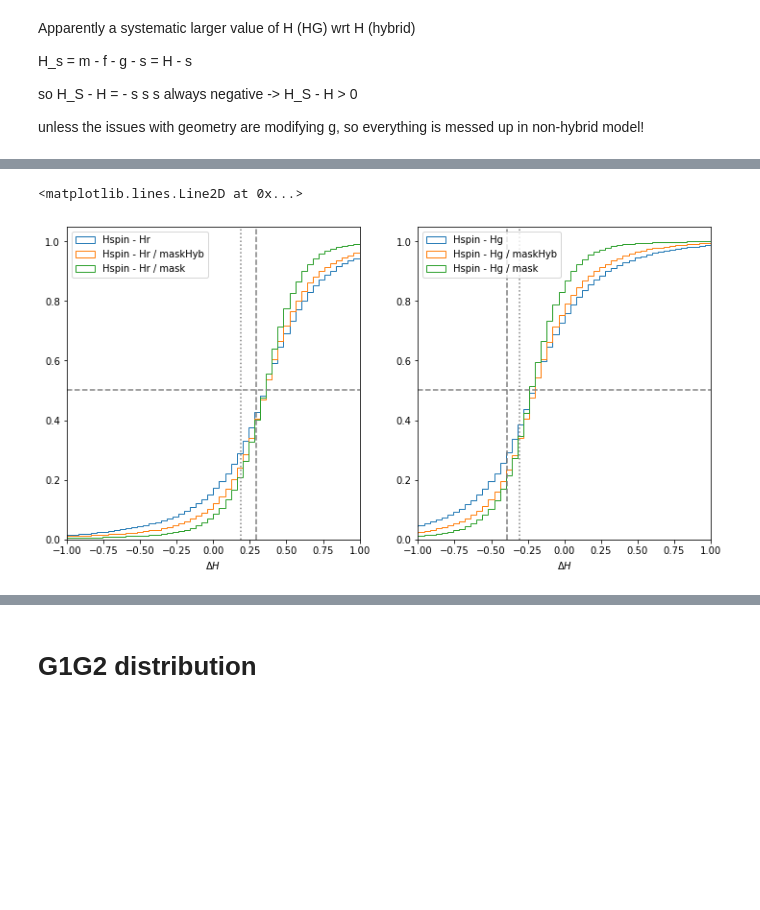
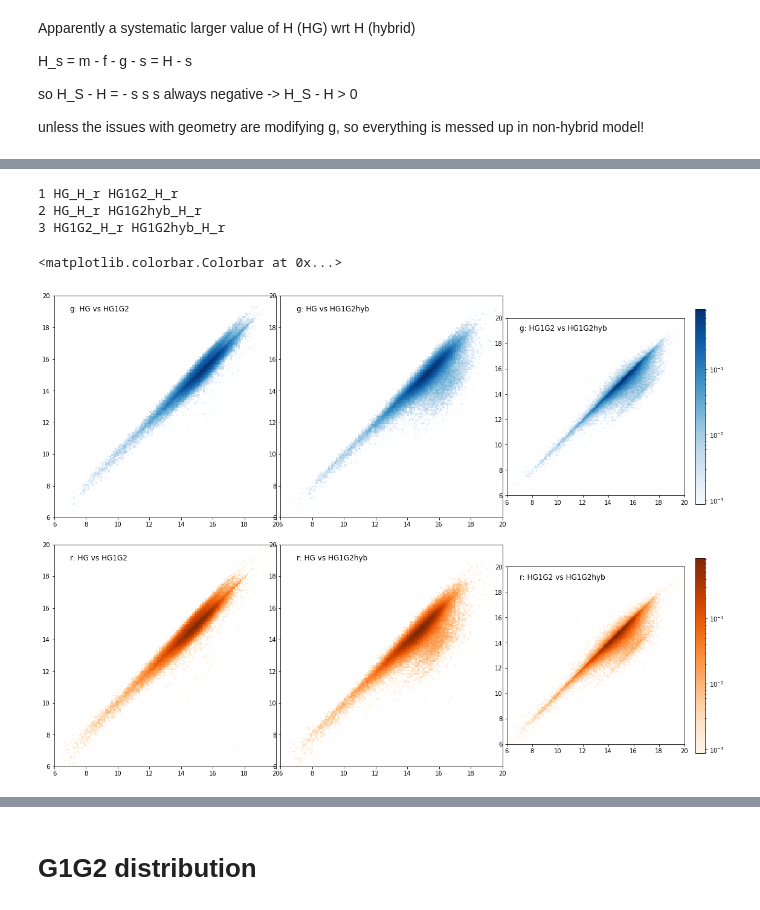
Before and after one commit to astrolabsoftware/fink-tutorials, a Jupyter notebook: sso/spins/2_compare_models.ipynb, the cells around one changed output, grey strips where cells are left out. Drawn from its saved outputs; the diff is of its cells as text; code cells hidden in the pictures; blank space fills up the shorter version.

```diff
--- a/sso/spins/2_compare_models.ipynb
+++ b/sso/spins/2_compare_models.ipynb
@@ -300,28 +346,46 @@ for a in ax:
-# %%
-# Different colors
-fig, ax = plt.subplots(1, 2, figsize=(12,6))
-
-r = [-2,2]
-b = 100
-
-ax[0].hist( data.HG1G2sp_H - data.HG1G2hyb_H_r, range=r, bins=b, density=True, cumulative=True, histtype='step', label='Hspin - Hr' )
-ax[0].hist( data.loc[maskG1G2hyb,'HG1G2sp_H'] - data.loc[maskG1G2hyb,'HG1G2hyb_H_r'], range=r, bins=b, density=True, cumulative=True, histtype='step', label='Hspin - Hr / maskHyb' )
-ax[0].hist( data.loc[mask,'HG1G2sp_H'] - data.loc[mask,'HG1G2hyb_H_r'], range=r, bins=b, density=True, cumulative=True, histtype='step', label='Hspin - Hr / mask' )
-
-ax[1].hist( data.HG1G2sp_H - data.HG1G2hyb_H_g, range=r, bins=b, density=True, cumulative=True, histtype='step', label='Hspin - Hg' )
-ax[1].hist( data.loc[maskG1G2hyb,'HG1G2sp_H'] - data.loc[maskG1G2hyb,'HG1G2hyb_H_g'], range=r, bins=b, density=True, cumulative=True, histtype='step', label='Hspin - Hg / maskHyb' )
-ax[1].hist( data.loc[mask,'HG1G2sp_H'] - data.loc[mask,'HG1G2hyb_H_g'], range=r, bins=b, density=True, cumulative=True, histtype='step', label='Hspin - Hg / mask' )
-
-for a in ax:
-    a.set_xlabel('$\Delta H$')
-    a.legend(loc='upper left')
-    a.set_xlim( -1, 1 )
-    a.axhline(0.5, color='gray', linestyle='--')
-
-ax[0].axvline( sun_color['r'], color='gray', linestyle='dotted')
-ax[0].axvline( S_color['r'], color='gray', linestyle='dashed')
-ax[1].axvline( sun_color['g'], color='gray', linestyle='dotted')
-ax[1].axvline( S_color['g'], color='gray', linestyle='dashed')
-# %% [output]
-<matplotlib.lines.Line2D at 0x...>
-[figure, removed]
+# %%
+fig, ax = plt.subplots(2, 3, figsize=(20,15), gridspec_kw={'hspace':0.02, 'wspace':0.02})
+
+hh_r = [ [0,22], [0,22] ]
+bb_r = np.array([1,1]) * 88
+xlab, ylab = 2,20
+
+hh_r = [ [6,20], [6,20] ]
+bb_r = np.array([1,1]) * (hh_r[0][1] - hh_r[0][0])*10
+xlab, ylab = 7,19
+
+models = ['HG','HG1G2','HG1G2hyb']
+for i in range(3):
+    for j in range(i+1,3):
+
+        mx = models[i]
+        my = models[j]
+        loc_f = 'r'
+        print( i+j, f'{mx}_H_{loc_f}', f'{my}_H_{loc_f}' )
+
+        # Filter g
+        x = data[f'{mx}_H_g']
+        y = data[f'{my}_H_g']
+        loc_cmap = 'Blues'
+        _ , _, _, img = ax[0,i+j-1].hist2d( x, y, range=hh_r, bins=bb_r, cmap=loc_cmap, norm='log', density=True )
+        ax[0,i+j-1].text( xlab, ylab, f'g: {mx} vs {my}', fontsize='large' )
+
+        # Filter r
+        x = data[f'{mx}_H_r']
+        y = data[f'{my}_H_r']
+        loc_cmap = 'Oranges'
+        _ , _, _, imr = ax[1,i+j-1].hist2d( x, y, range=hh_r, bins=bb_r, cmap=loc_cmap, norm='log', density=True )
+        ax[1,i+j-1].text( xlab, ylab, f'r: {mx} vs {my}', fontsize='large' )
+
+        ax[0,i+j-1].set_aspect('equal')
+        ax[1,i+j-1].set_aspect('equal')
+
+
+fig.colorbar(img, ax=ax[0,2], shrink=0.8)
+fig.colorbar(imr, ax=ax[1,2], shrink=0.8)
+# %% [output]
+1 HG_H_r HG1G2_H_r
+2 HG_H_r HG1G2hyb_H_r
+3 HG1G2_H_r HG1G2hyb_H_r
+<matplotlib.colorbar.Colorbar at 0x...>
+[figure, added]
```
Also changed, not shown: parts of 38 cells of this notebook, 2 other files.
